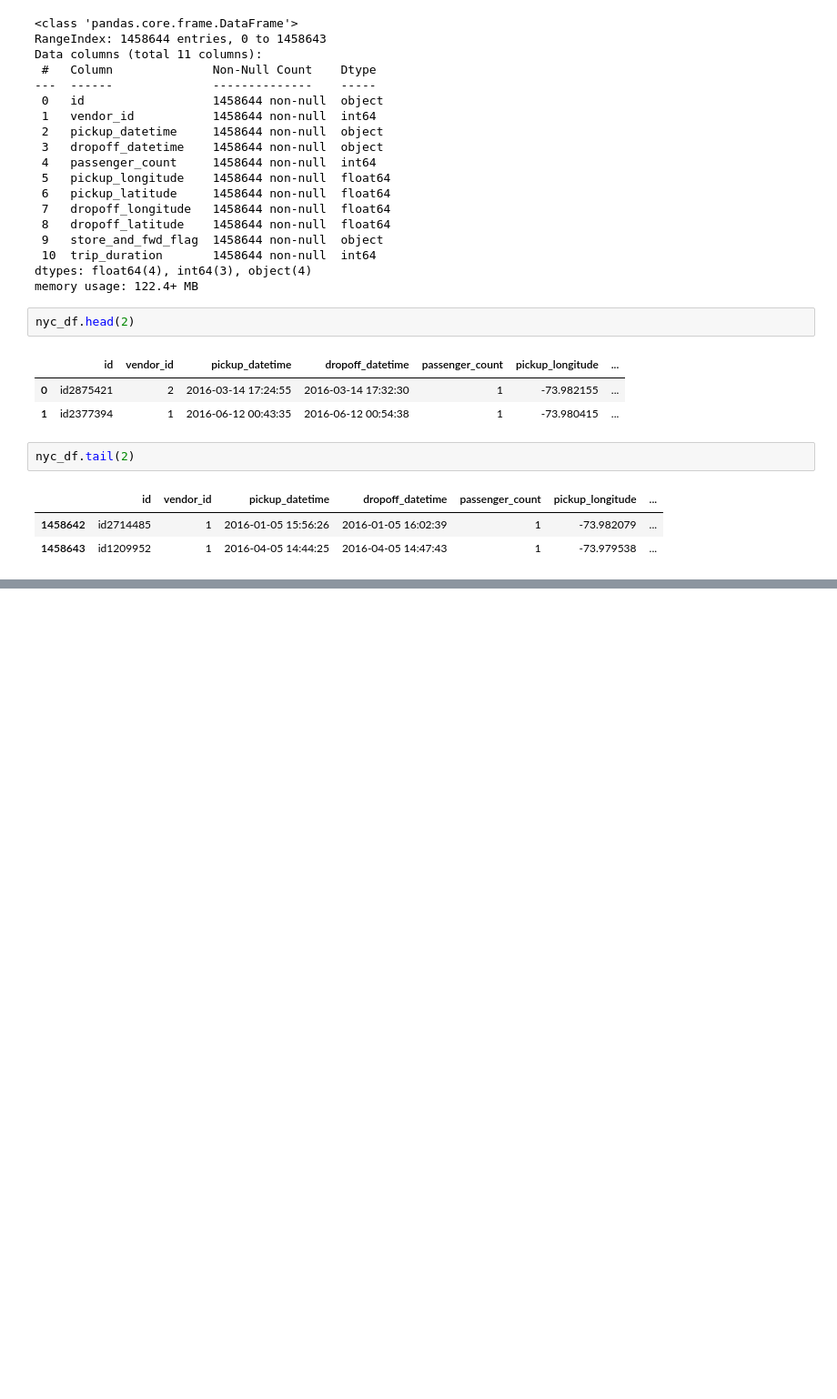
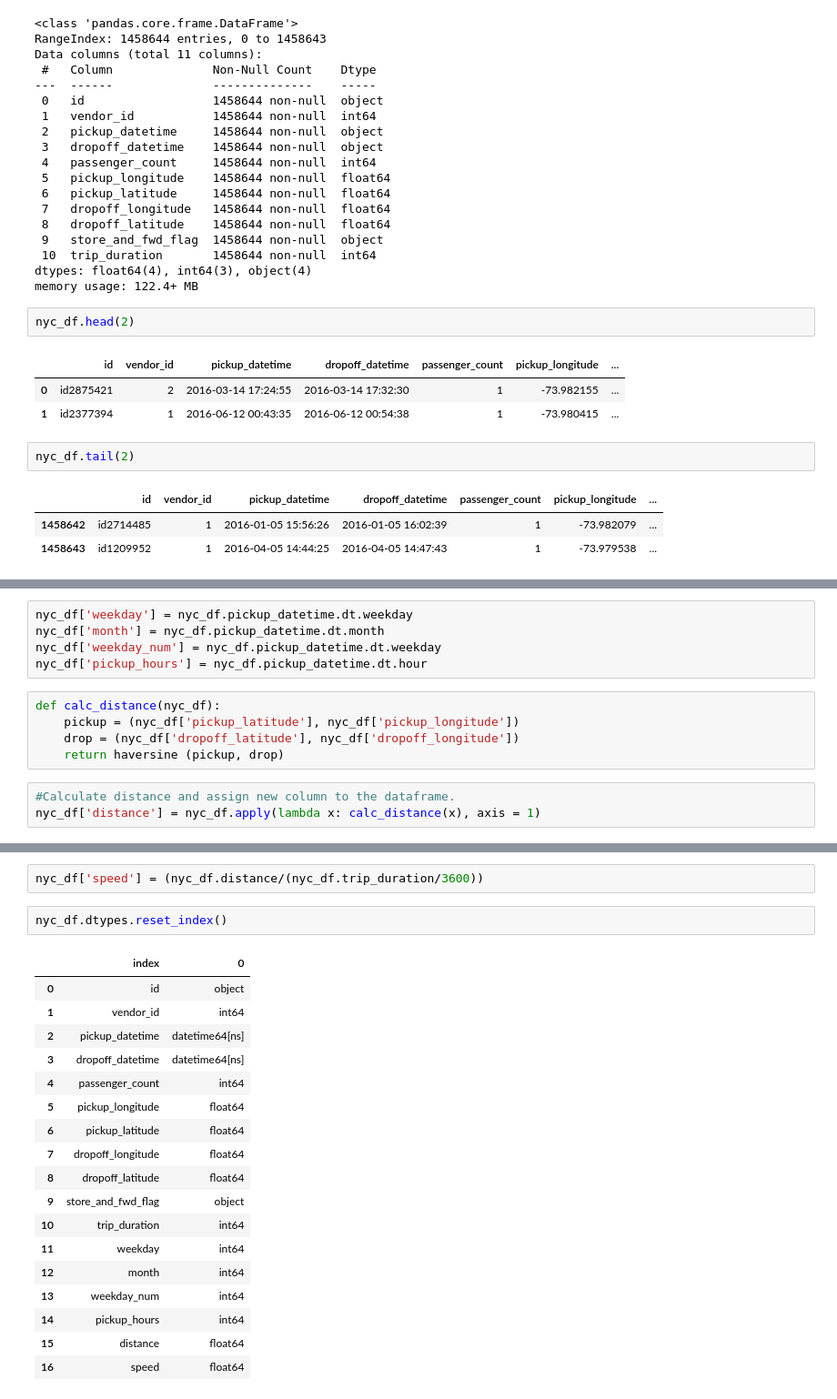
Before and after one commit to harshithgowdakc/NYC-Taxi-Data, a Jupyter notebook: NYC_Taxi_Data.ipynb, the cells around one changed output, grey strips where cells are left out. Shown: that part at 91% size. Saved outputs shown, nothing was run; the diff lists cells and outputs as text; blank space fills up the shorter version.

```diff
--- a/NYC_Taxi_Data.ipynb
+++ b/NYC_Taxi_Data.ipynb
@@ -59,0 +161,13 @@ nyc_df.tail(2)
+# %%
+nyc_df['weekday'] = nyc_df.pickup_datetime.dt.weekday
+nyc_df['month'] = nyc_df.pickup_datetime.dt.month
+nyc_df['weekday_num'] = nyc_df.pickup_datetime.dt.weekday
+nyc_df['pickup_hours'] = nyc_df.pickup_datetime.dt.hour
+# %%
+def calc_distance(nyc_df):
+    pickup = (nyc_df['pickup_latitude'], nyc_df['pickup_longitude'])
+    drop = (nyc_df['dropoff_latitude'], nyc_df['dropoff_longitude'])
+    return haversine (pickup, drop)
+# %%
+#Calculate distance and assign new column to the dataframe.
+nyc_df['distance'] = nyc_df.apply(lambda x: calc_distance(x), axis = 1)
@@ -59,0 +180,23 @@ nyc_df.tail(2)
+# %%
+nyc_df['speed'] = (nyc_df.distance/(nyc_df.trip_duration/3600))
+# %%
+nyc_df.dtypes.reset_index()
+# %% [output]
+|  | index | 0 |
+| 0 | id | object |
+| 1 | vendor_id | int64 |
+| 2 | pickup_datetime | datetime64[ns] |
+| 3 | dropoff_datetime | datetime64[ns] |
+| 4 | passenger_count | int64 |
+| 5 | pickup_longitude | float64 |
+| 6 | pickup_latitude | float64 |
+| 7 | dropoff_longitude | float64 |
+| 8 | dropoff_latitude | float64 |
+| 9 | store_and_fwd_flag | object |
+| 10 | trip_duration | int64 |
+| 11 | weekday | int64 |
+| 12 | month | int64 |
+| 13 | weekday_num | int64 |
+| 14 | pickup_hours | int64 |
+| 15 | distance | float64 |
+| 16 | speed | float64 |
```
Also changed, not shown: parts of 16 cells of this notebook.
